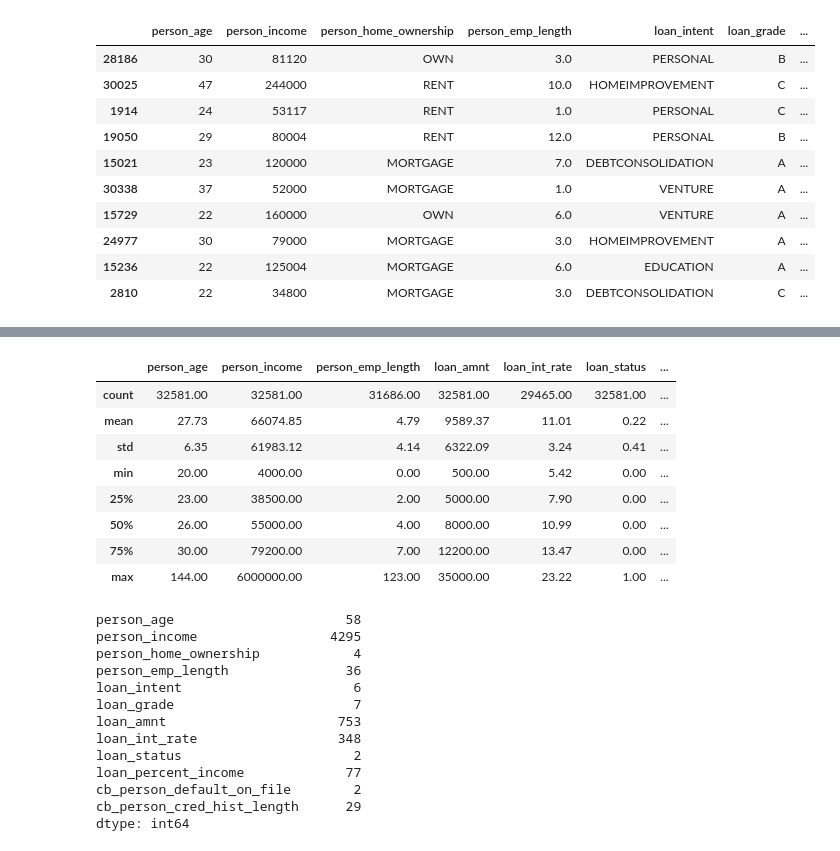
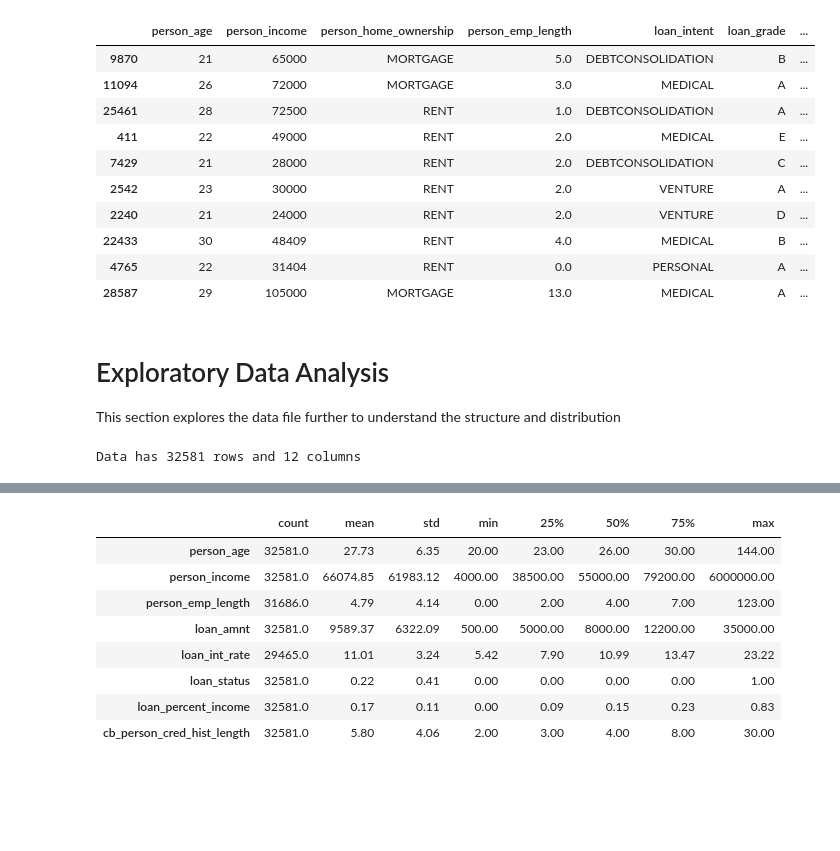
Before and after one commit to faadeola/credit-risk-ml-classification, a Jupyter notebook: credit_class_ml_performace.ipynb, the cells around one changed output, grey strips where cells are left out. Saved outputs shown, nothing was run; the diff lists cells and outputs as text; code cells hidden in the pictures; blank space fills up the shorter version.

Commit message:
updated code and restructured each section to reflect steps

```diff
--- a/credit_class_ml_performace.ipynb
+++ b/credit_class_ml_performace.ipynb
@@ -25,18 +10,35 @@ import seaborn as sns
 # %%
-credit = pd.read_csv("credit_risk_dataset.csv") #-- Read dataset for analysis
-credit.sample(10) #-- Show 10 random rows in the dataset
+# Dataset url
+file_url = "https://raw.githubusercontent.com/faadeola/credit-risk-ml-prediction/refs/heads/main/credit_risk_dataset.csv"
+
+# Read dataset for analysis
+credit = pd.read_csv(file_url)
+
+# Save a copy of the dataset
+credit_copy = credit.copy()
+
+#vShow 10 random rows in the dataset
+credit.sample(10)
 # %% [output]
 |  | person_age | person_income | person_home_ownership | person_emp_length | loan_intent | loan_grade | ... |
-| 28186 | 30 | 81120 | OWN | 3.0 | PERSONAL | B | ... |
-| 30025 | 47 | 244000 | RENT | 10.0 | HOMEIMPROVEMENT | C | ... |
-| 1914 | 24 | 53117 | RENT | 1.0 | PERSONAL | C | ... |
-| 19050 | 29 | 80004 | RENT | 12.0 | PERSONAL | B | ... |
-| 15021 | 23 | 120000 | MORTGAGE | 7.0 | DEBTCONSOLIDATION | A | ... |
-| 30338 | 37 | 52000 | MORTGAGE | 1.0 | VENTURE | A | ... |
-| 15729 | 22 | 160000 | OWN | 6.0 | VENTURE | A | ... |
-| 24977 | 30 | 79000 | MORTGAGE | 3.0 | HOMEIMPROVEMENT | A | ... |
-| 15236 | 22 | 125004 | MORTGAGE | 6.0 | EDUCATION | A | ... |
-| 2810 | 22 | 34800 | MORTGAGE | 3.0 | DEBTCONSOLIDATION | C | ... |
+| 9870 | 21 | 65000 | MORTGAGE | 5.0 | DEBTCONSOLIDATION | B | ... |
+| 11094 | 26 | 72000 | MORTGAGE | 3.0 | MEDICAL | A | ... |
+| 25461 | 28 | 72500 | RENT | 1.0 | DEBTCONSOLIDATION | A | ... |
+| 411 | 22 | 49000 | RENT | 2.0 | MEDICAL | E | ... |
+| 7429 | 21 | 28000 | RENT | 2.0 | DEBTCONSOLIDATION | C | ... |
+| 2542 | 23 | 30000 | RENT | 2.0 | VENTURE | A | ... |
+| 2240 | 21 | 24000 | RENT | 2.0 | VENTURE | D | ... |
+| 22433 | 30 | 48409 | RENT | 4.0 | MEDICAL | B | ... |
+| 4765 | 22 | 31404 | RENT | 0.0 | PERSONAL | A | ... |
+| 28587 | 29 | 105000 | MORTGAGE | 13.0 | MEDICAL | A | ... |
+# %% [markdown]
+# Exploratory Data Analysis
+This section explores the data file further to understand the structure and distribution
+# %%
+# Shape of the dataset
+print(f"Data has {credit.shape[0]} rows and {credit.shape[1]} columns")
+# %% [output]
+Data has 32581 rows and 12 columns
 # %%
 # General overview of the dataset
 credit.info()
@@ -61,33 +63,16 @@ Data columns (total 12 columns):
 dtypes: float64(3), int64(5), object(4)
 memory usage: 3.0+ MB
 # %%
-# Displays statistical information about the numerical columns
-credit.describe().round(2)
+# Display statistical information about the numerical columns
+credit.describe().round(2).T
 # %% [output]
-|  | person_age | person_income | person_emp_length | loan_amnt | loan_int_rate | loan_status | ... |
-| count | 32581.00 | 32581.00 | 31686.00 | 32581.00 | 29465.00 | 32581.00 | ... |
-| mean | 27.73 | 66074.85 | 4.79 | 9589.37 | 11.01 | 0.22 | ... |
-| std | 6.35 | 61983.12 | 4.14 | 6322.09 | 3.24 | 0.41 | ... |
-| min | 20.00 | 4000.00 | 0.00 | 500.00 | 5.42 | 0.00 | ... |
-| 25% | 23.00 | 38500.00 | 2.00 | 5000.00 | 7.90 | 0.00 | ... |
-| 50% | 26.00 | 55000.00 | 4.00 | 8000.00 | 10.99 | 0.00 | ... |
-| 75% | 30.00 | 79200.00 | 7.00 | 12200.00 | 13.47 | 0.00 | ... |
-| max | 144.00 | 6000000.00 | 123.00 | 35000.00 | 23.22 | 1.00 | ... |
+|  | count | mean | std | min | 25% | 50% | 75% | max |
+| person_age | 32581.0 | 27.73 | 6.35 | 20.00 | 23.00 | 26.00 | 30.00 | 144.00 |
+| person_income | 32581.0 | 66074.85 | 61983.12 | 4000.00 | 38500.00 | 55000.00 | 79200.00 | 6000000.00 |
+| person_emp_length | 31686.0 | 4.79 | 4.14 | 0.00 | 2.00 | 4.00 | 7.00 | 123.00 |
+| loan_amnt | 32581.0 | 9589.37 | 6322.09 | 500.00 | 5000.00 | 8000.00 | 12200.00 | 35000.00 |
+| loan_int_rate | 29465.0 | 11.01 | 3.24 | 5.42 | 7.90 | 10.99 | 13.47 | 23.22 |
+| loan_status | 32581.0 | 0.22 | 0.41 | 0.00 | 0.00 | 0.00 | 0.00 | 1.00 |
+| loan_percent_income | 32581.0 | 0.17 | 0.11 | 0.00 | 0.09 | 0.15 | 0.23 | 0.83 |
+| cb_person_cred_hist_length | 32581.0 | 5.80 | 4.06 | 2.00 | 3.00 | 4.00 | 8.00 | 30.00 |
-# %%
-# Get number of unique values in each columns
-credit.nunique()
-# %% [output]
-person_age                      58
-person_income                 4295
-person_home_ownership            4
-person_emp_length               36
-loan_intent                      6
-loan_grade                       7
-loan_amnt                      753
-loan_int_rate                  348
-loan_status                      2
-loan_percent_income             77
-cb_person_default_on_file        2
-cb_person_cred_hist_length      29
-dtype: int64
 # %%
```
Also changed, not shown: parts of 21 cells of this notebook.
